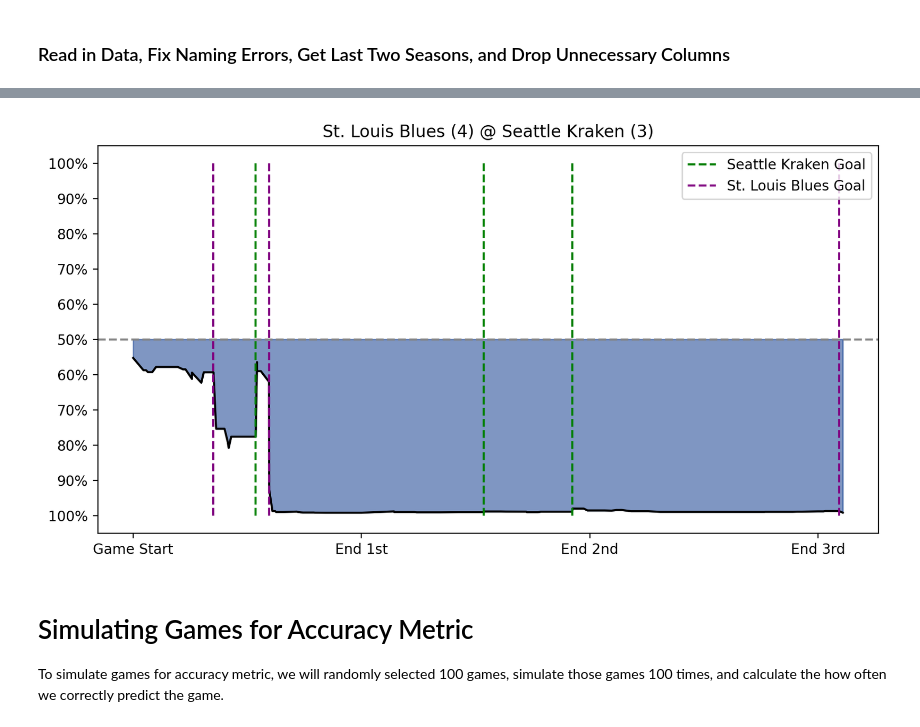
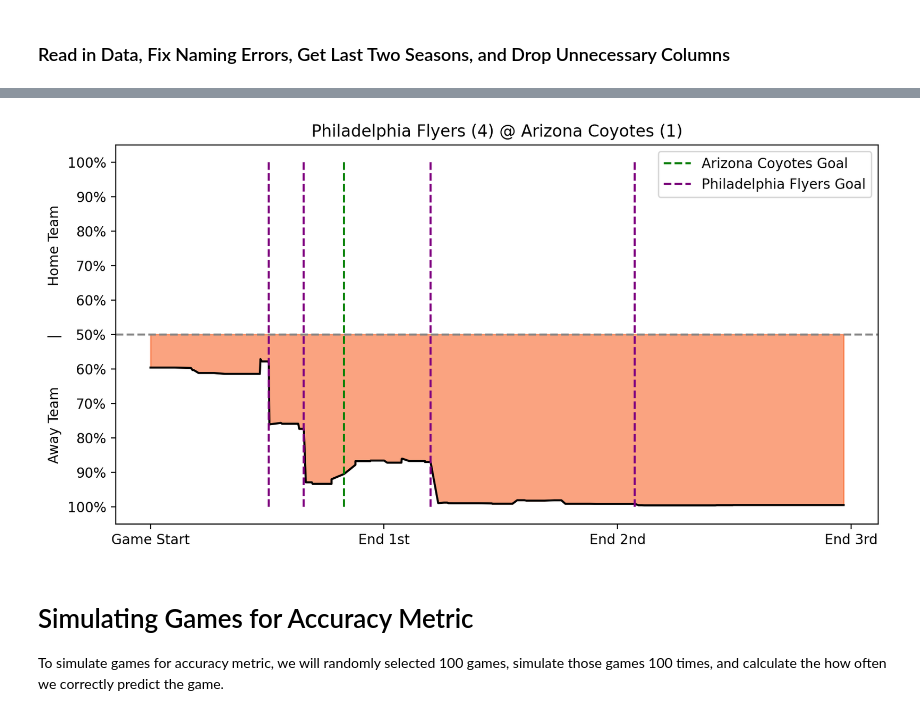
Before and after one commit to jeffxhansen/NHL_Win_Predictor, a Jupyter notebook: dylan_xgboost_shap.ipynb, the cells around one changed output, grey strips where cells are left out. Drawn from its saved outputs; the diff is of its cells as text; code cells hidden in the pictures.

Commit message:
Pushing updated changes (train test split implemented)

```diff
--- a/dylan_xgboost_shap.ipynb
+++ b/dylan_xgboost_shap.ipynb
@@ -242,5 +257,5 @@ for team in df_last_two['home_name'].unique():
 # %%
-def predict_game_xgboost(team, df):
+def predict_game_xgboost(team, df_train, df_test):
     """
     Predicts the win probability of a game for a given team using an XGBoost classifier
     and visualizes the probabilities along with goal events.
@@ -270,14 +285,15 @@ def predict_game_xgboost(team, df):
     with open(f'team_xgboost_files/{team}.pkl', 'rb') as f:
         model = pickle.load(f)
 
-    # Get the subset of the data for the selected team
-    df_team_one = get_team_df(team, df)
+    # Get the data.
+    df_team_one_train = get_team_df(team, df_train)
+    df_team_one_test = get_team_df(team, df_test)
 
     # Get a unique game id
-    game_id = np.random.choice(df_team_one['game_id'].unique())
+    game_id = np.random.choice(df_team_one_test['game_id'].unique())
 
     # Get the game data
-    game_data = df_team_one[df_team_one['game_id'] == game_id]
+    game_data = df_team_one_test[df_team_one_test['game_id'] == game_id]
     team, opp = game_data['team'].values[0], game_data['opp'].values[0]
 
     # Get who the home team is
@@ -288,7 +304,16 @@ def predict_game_xgboost(team, df):
     home_color = team_colors[home_team]
     away_color = team_colors[away_team]
 
+    # Get X and y
+    X_train = df_team_one_train.drop(columns=['game_id', 'team', 'win', 'opp'])
+    y_train = df_team_one_train['win']
+
     X = game_data.drop(columns=['game_id', 'team', 'win', 'opp'])
+    y_test = game_data['win']
+
+    for col in X_train.columns:
+        if col not in X.columns:
+            X[col] = 0
 
     # Predict the win probability
     y_pred = model.predict_proba(X)
@@ -316,36 +341,37 @@ def predict_game_xgboost(team, df):
     # Add a dotted horizontal line at y = 0.5
     plt.axhline(y=0.5, color='gray', linestyle='--')
     plt.yticks(ticks=[0.0, .1, .2, .3, .4, .5, .6, .7, .8, .9, 1.0], labels=['100%', '90%', '80%', '70%', '60%', '50%', '60%', '70%', '80%', '90%', '100%'])
 
     # Plot when the goal was scored
     mask = (game_data.curr_goals.shift(-1) != game_data.curr_goals).values
     mask[-1] = False
     opp_mask = (game_data.curr_opponent_goals.shift(-1) != game_data.curr_opponent_goals).values
     opp_mask[-1] = False
     team_goals = game_data[mask]['game_seconds']
     opp_goals = game_data[opp_mask]['game_seconds']
     home_goals = team_goals if home_team == team else opp_goals
     away_goals = team_goals if home_team == opp else opp_goals
     plt.vlines(home_goals, 0, 1, color='green', linestyle='--', label=f'{home_team} Goal')
     plt.vlines(away_goals, 0, 1, color='purple', linestyle='--', label=f'{away_team} Goal')
 
     # Plot periods
     # plt.vlines([1200, 2400, 3600], 0, 1, color='black', linestyle='-', label='Period End')
     plt.xticks(ticks=[0, 1200, 2400, 3600], labels=['Game Start', 'End 1st', 'End 2nd', 'End 3rd'])
     plt.title(f'{away_team} ({len(away_goals)}) @ {home_team} ({len(home_goals)})')
+    plt.ylabel(f'Away Team           |           Home Team')
     plt.legend()
 
     # Show plot
     plt.show()
 
     return home_goals, away_goals, game_data
 
 
 # Predict the game
-random_team = np.random.choice(df_last_two['home_name'].unique())
-hg, ag, df = predict_game_xgboost(random_team, df_last_two)
+random_team = np.random.choice(df_test['home_name'].unique())
+hg, ag, df = predict_game_xgboost(random_team, df_train, df_test)
 # %% [output]
-[figure, old version]
+[figure, new version]
 # %% [markdown]
 <h1>Simulating Games for Accuracy Metric</h1>
 
```
Also changed, not shown: parts of 5 cells of this notebook, 32 other files.
